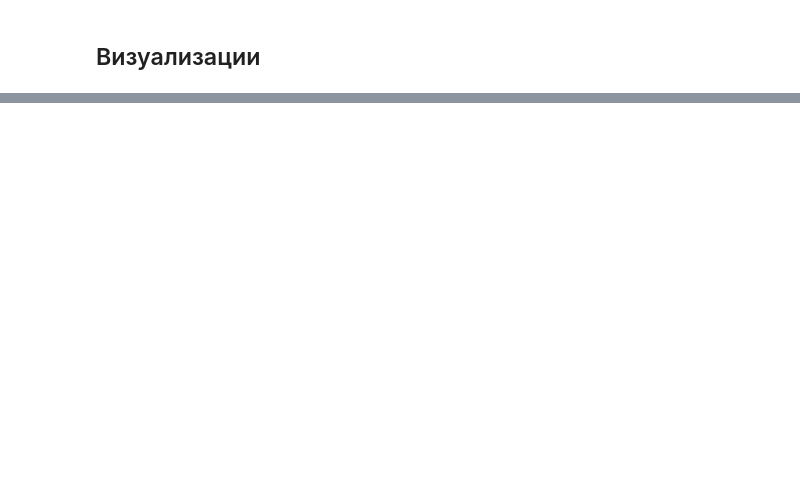
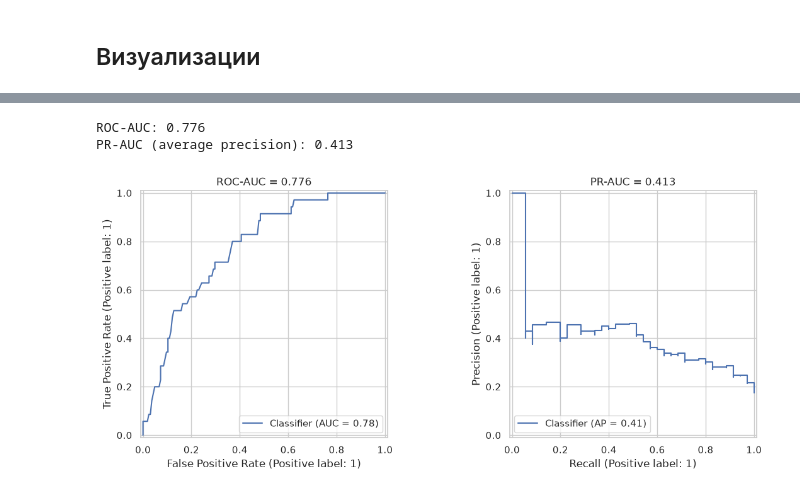
Before and after one commit to X1orEz/dialog-analytics, a Jupyter notebook: notebooks/eda.ipynb, the cells around one changed output, grey strips where cells are left out. Saved outputs shown, nothing was run; the diff lists cells and outputs as text; code cells hidden in the pictures; blank space fills up the shorter version.

Commit message:
feat: add stats utils, ML metrics and statistical report

```diff
--- a/notebooks/eda.ipynb
+++ b/notebooks/eda.ipynb
@@ -210,0 +279,18 @@ Retention: 91.4%
+# %%
+from sklearn.model_selection import train_test_split
+from sklearn.linear_model import LogisticRegression
+from sklearn.metrics import classification_report, confusion_matrix, roc_auc_score, average_precision_score, RocCurveDisplay, PrecisionRecallDisplay
+
+df = dialogues.merge(clients[['client_id', 'segment']], on='client_id', how='left')
+df['is_escalated'] = (df['status'] == 'escalated').astype(int)
+df['duration_min'] = df['duration_min'].fillna(df['duration_min'].median())
+
+X = pd.get_dummies(df[['channel', 'segment', 'duration_min']], drop_first=True)
+y = df['is_escalated']
+
+X_train, X_test, y_train, y_test = train_test_split(
+    X, y, test_size=0.25, random_state=42, stratify=y
+)
+
+print("Train:", X_train.shape, "Test:", X_test.shape)
+print("Доля escalated в train:", y_train.mean().round(3))
@@ -210,0 +300,6 @@ Retention: 91.4%
+# %%
+model = LogisticRegression(max_iter=1000, class_weight='balanced')
+model.fit(X_train, y_train)
+
+y_pred = model.predict(X_test)
+y_proba = model.predict_proba(X_test)[:, 1]
@@ -210,0 +326,21 @@ Retention: 91.4%
+# %%
+roc = roc_auc_score(y_test, y_proba)
+ap = average_precision_score(y_test, y_proba)
+print(f"ROC-AUC: {roc:.3f}")
+print(f"PR-AUC (average precision): {ap:.3f}")
+# %% [output]
+ROC-AUC: 0.776
+PR-AUC (average precision): 0.413
+# %%
+fig, axes = plt.subplots(1, 2, figsize=(12, 5))
+
+RocCurveDisplay.from_predictions(y_test, y_proba, ax=axes[0])
+axes[0].set_title(f"ROC-AUC = {roc:.3f}")
+
+PrecisionRecallDisplay.from_predictions(y_test, y_proba, ax=axes[1])
+axes[1].set_title(f"PR-AUC = {ap:.3f}")
+
+plt.tight_layout()
+plt.show()
+# %% [output]
+[figure, added]
```
Also changed, not shown: parts of 20 cells of this notebook, 6 other files.
